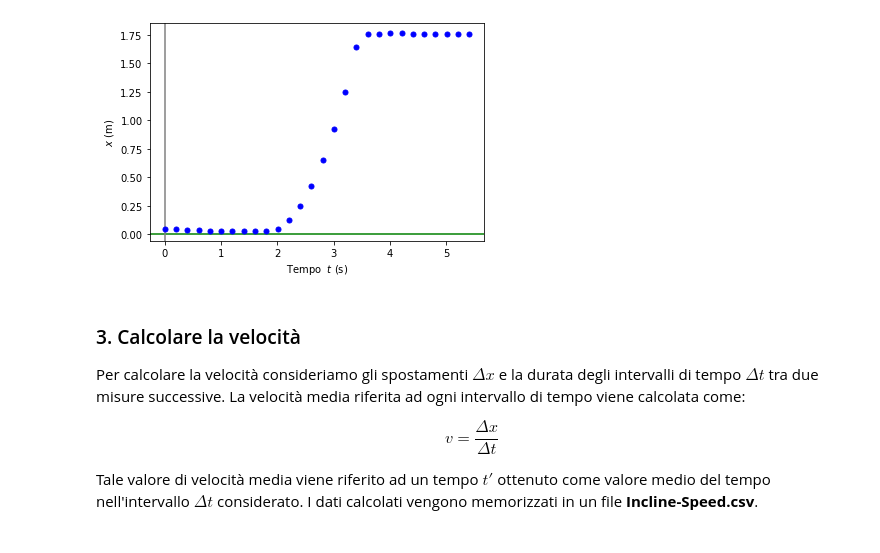
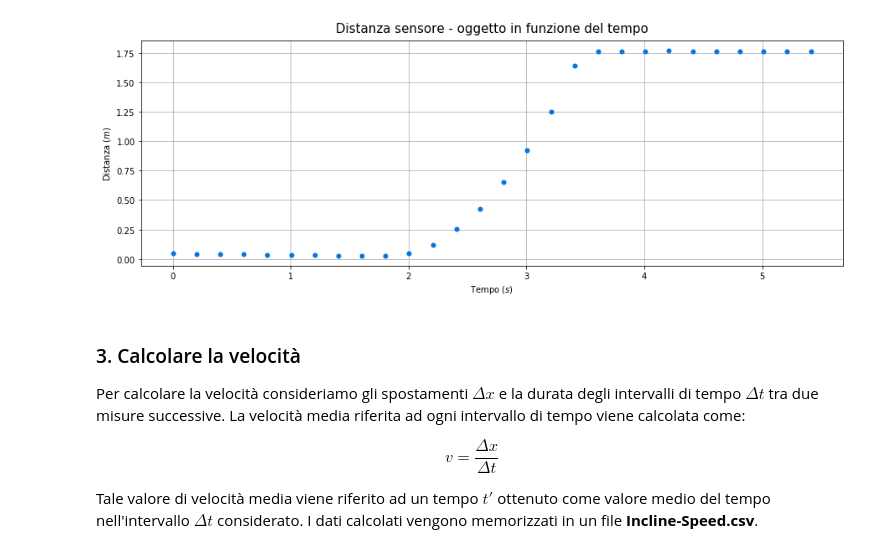
Before and after one commit to Darkaquon/Physics-with-Open-Source-Software, a Jupyter notebook: Notebook/Piano_inclinato.ipynb, the cells around one changed output. Drawn from its saved outputs; the diff is of its cells as text; code cells hidden in the pictures.

```diff
--- a/Notebook/Piano_inclinato.ipynb
+++ b/Notebook/Piano_inclinato.ipynb
@@ -93,27 +93,28 @@ Con il seguente codice leggiamo i dati contenuti nel file **distance-table.csv**
 # %%
 # Utilizzato per importare la libreria adoperata per funzioni matematiche.
 import numpy as np
 # Utilizzato per importare la libreria adoperata per rappresentare graficamente le grandezze.
 import matplotlib.pyplot as plt
 
 
+# Utilizzato per importare i dati da un file in una variabile.
 inputDataFile = "Dati/distance-table.csv"
 
-# Utilizzato per leggere i dati da file.
+# Utilizzato per leggere i dati dalla variabile.
 t, x = np.loadtxt(inputDataFile, delimiter = ",", unpack = True)
 
-# Utilizzato per rappresentare graficamente i dati.
-plt.plot(t, x, "o", color = "blue", markersize = 5)
-plt.axhline(color = "green", zorder = -1)
-plt.axvline(color = "gray", zorder = -1)
-plt.xlabel("Tempo  $ t $ (s)")
-plt.ylabel("$ x $ (m)")
-
+# Utilizzato per il grafico.
+plt.figure(1, figsize = (15, 15)) # Utilizzato per numerare il grafico e dimensionarlo.
+plt.title("Distanza sensore - oggetto in funzione del tempo", fontdict = {"fontsize": 15}, pad = 10) # Utilizzato per il titolo.
+plt.plot(t, x, "o", color = "#0075E2", markersize = 5) # Utilizzato per rappresentare x e y e per colorare la curva.
+plt.xlabel("Tempo $ (s) $", fontsize = 10) # Utilizzato per la x.
+plt.ylabel("Distanza $ (m) $", fontsize = 10) # Utilizzato per la y.
+plt.gca().set_aspect("equal", adjustable = "box") # Utilizzato per avere gli assi con la stessa scala.
+plt.grid(True) # Utilizzato per la griglia.
 print()
-plt.show()
-print()
+plt.show() # Utilizzato per mostrare il grafico.
 # %% [output]
-[figure, old version]
+[figure, new version]
 # %% [markdown]
 ### 3. Calcolare la velocità
 
```
Also changed, not shown: parts of 16 cells of this notebook, 11 other files.
